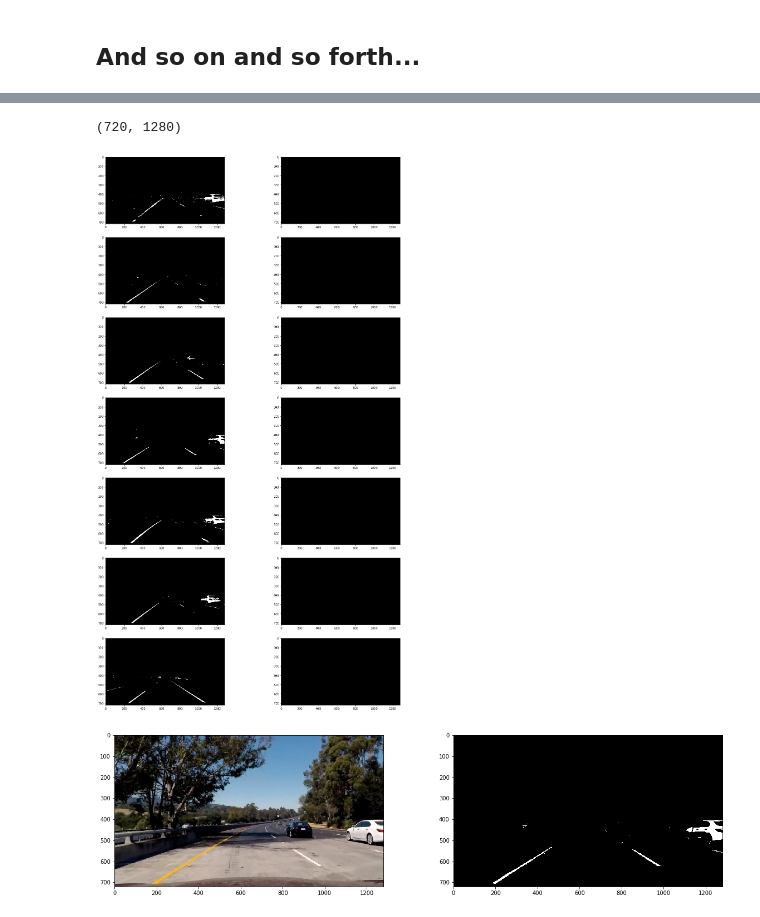
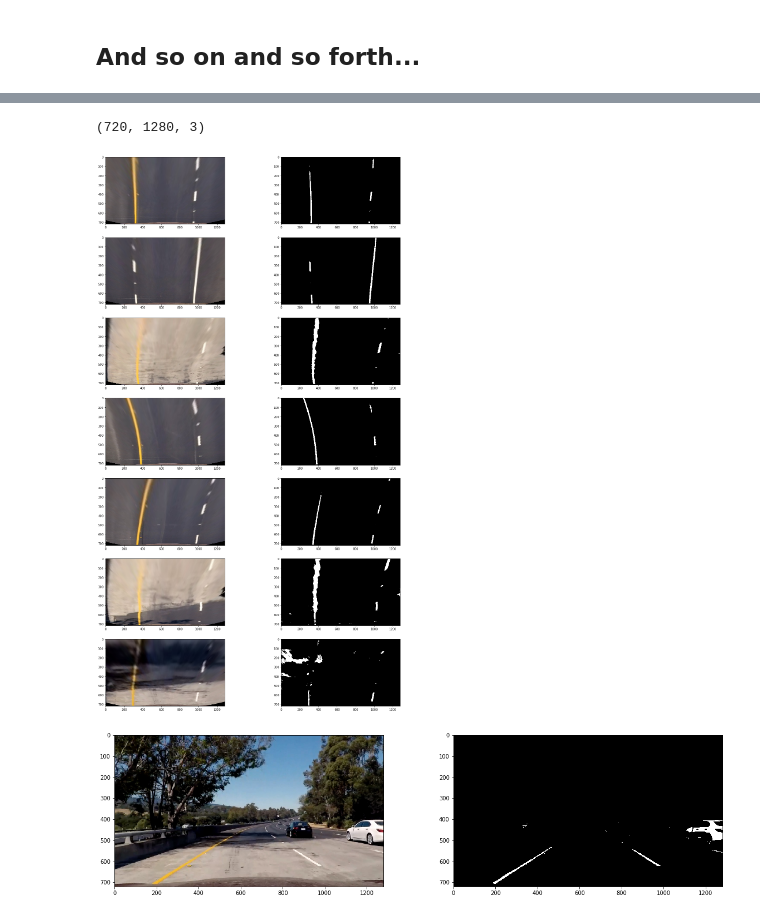
Before and after one commit to jocmom/CarND-Advanced-Lane-Lines, a Jupyter notebook: examples/example.ipynb, the cells around one changed output, grey strips where cells are left out. Cells and saved outputs as stored; diff of their text form; code cells hidden in the pictures.

```diff
--- a/examples/example.ipynb
+++ b/examples/example.ipynb
@@ -238,19 +253,30 @@ def combine_binaries(first, second):
 # %%
-h_test_binaries = [channel_select(img, thresh=(90,225), channel=0) for img in test_images]
-l_test_binaries = [channel_select(img, thresh=(90,225), channel=1) for img in test_images]
-s_test_binaries = [channel_select(img, thresh=(90,225), channel=2) for img in test_images]
-r_test_binaries = [channel_select(img, thresh=(225,255), channel=0, code=None) for img in test_images]
+h_binaries = [channel_select(img, thresh=(90,225), channel=0) for img in test_images]
+l_binaries = [channel_select(img, thresh=(90,225), channel=1) for img in test_images]
+s_binaries = [channel_select(img, thresh=(90,225), channel=2) for img in test_images]
+r_binaries = [channel_select(img, thresh=(225,255), channel=0, code=None) for img in test_images]
 
-mag_test_binaries = [sobel_thresh(img, thresh=(50,100),func=mag_sobel) for img in test_images]
+mag_binaries = [sobel_thresh(img, thresh=(50,100),func=mag_sobel) for img in test_images]
 #dir_test_images = [sobel_thresh(img, thresh=(0.7, 1.2),func=dir_sobel) for img in test_images]
-abs_test_binaries = [sobel_thresh(img, thresh=(15, 255),func=abs_sobel, orient='x', sobel_kernel=3) for img in test_images]
+abs_binaries = [sobel_thresh(img, thresh=(15, 255),func=abs_sobel, orient='x', sobel_kernel=3) for img in test_images]
 r_abs_stack_binaries = [stack_binaries(r, abs) for r,abs in zip(r_test_binaries, abs_test_binaries)]
-print(abs_test_binaries[0].shape)
-r_abs_comb_test_binaries = [combine_binaries(r, abs) for r,abs in zip(r_test_binaries, abs_test_binaries)]
+print(r_abs_stack_binaries[0].shape)
+r_abs_binaries = [combine_binaries(r, abs) for r,abs in zip(r_test_binaries, abs_test_binaries)]
 # %% [output]
-(720, 1280)
+(720, 1280, 3)
+# %%
+h_warped = [channel_select(img, thresh=(90,225), channel=0) for img in test_warped]
+l_warped = [channel_select(img, thresh=(150,225), channel=1) for img in test_warped]
+s_warped = [channel_select(img, thresh=(180,255), channel=2) for img in test_warped]
+r_warped = [channel_select(img, thresh=(225,255), channel=0, code=None) for img in test_warped]
+
+mag_warped = [sobel_thresh(img, thresh=(20,100),func=mag_sobel) for img in test_warped]
+dir_warped = [sobel_thresh(img, thresh=(0.7, 1.2),func=dir_sobel) for img in test_warped]
+abs_warped = [sobel_thresh(img, thresh=(55, 155),func=abs_sobel, orient='x', sobel_kernel=9) for img in test_warped]
+r_s_warped = [combine_binaries(r, s) for r,s in zip(r_warped, s_warped)]
+combined = r_s_warped
 # %%
-plot_compare_images(r_test_binaries[0:-1], r_abs_test_binaries[0:-1], cmap='gray')
+plot_compare_images(test_warped[0:-1], r_s_warped[0:-1], cmap='gray')
 # %% [output]
-[figure, old version]
+[figure, new version]
 # %%
```
Also changed, not shown: parts of 11 cells of this notebook, 18 other files.
